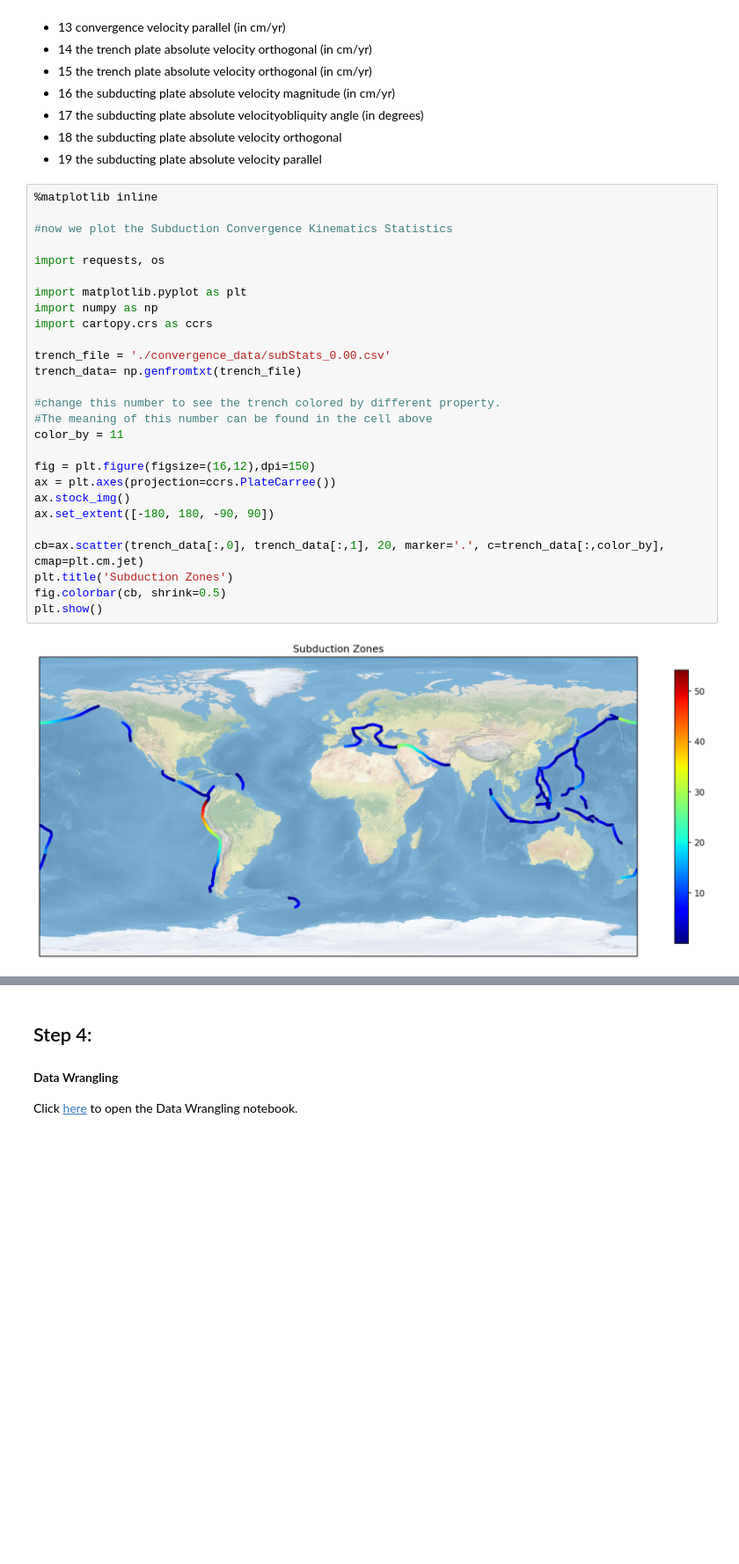
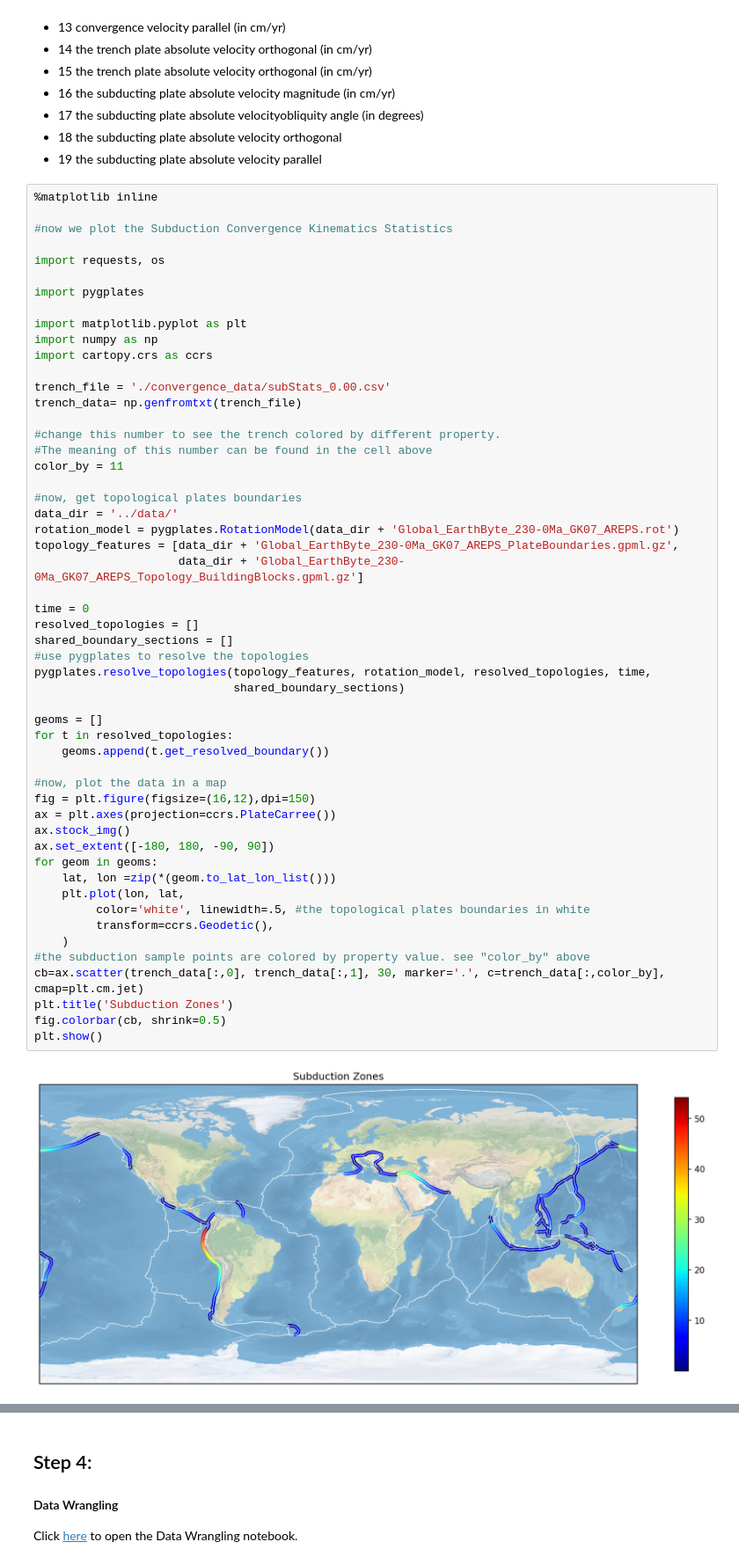
Before and after one commit to EarthByte/spatio-temporal-exploration, a Jupyter notebook: python/workflow.ipynb, the cells around one changed output, grey strips where cells are left out. Shown at 88% size. Drawn from its saved outputs; the diff is of its cells as text; blank space fills up the shorter version.

Commit message:
add more plots in workflow.ipynb

```diff
--- a/python/workflow.ipynb
+++ b/python/workflow.ipynb
@@ -80,32 +86,58 @@ this may take a while, be patient...
 # %%
 %matplotlib inline
 
 #now we plot the Subduction Convergence Kinematics Statistics
 
 import requests, os
+
+import pygplates
 
 import matplotlib.pyplot as plt
 import numpy as np
 import cartopy.crs as ccrs
 
 trench_file = './convergence_data/subStats_0.00.csv'
 trench_data= np.genfromtxt(trench_file)
 
 #change this number to see the trench colored by different property.
 #The meaning of this number can be found in the cell above
 color_by = 11
 
+#now, get topological plates boundaries
+data_dir = '../data/'
+rotation_model = pygplates.RotationModel(data_dir + 'Global_EarthByte_230-0Ma_GK07_AREPS.rot')
+topology_features = [data_dir + 'Global_EarthByte_230-0Ma_GK07_AREPS_PlateBoundaries.gpml.gz',
+                     data_dir + 'Global_EarthByte_230-0Ma_GK07_AREPS_Topology_BuildingBlocks.gpml.gz']
+
+time = 0
+resolved_topologies = []
+shared_boundary_sections = []
+#use pygplates to resolve the topologies
+pygplates.resolve_topologies(topology_features, rotation_model, resolved_topologies, time,
+                             shared_boundary_sections)
+
+geoms = []
+for t in resolved_topologies:
+    geoms.append(t.get_resolved_boundary())
+
+#now, plot the data in a map
 fig = plt.figure(figsize=(16,12),dpi=150)
 ax = plt.axes(projection=ccrs.PlateCarree())
 ax.stock_img()
 ax.set_extent([-180, 180, -90, 90])
-
-cb=ax.scatter(trench_data[:,0], trench_data[:,1], 20, marker='.', c=trench_data[:,color_by], cmap=plt.cm.jet)
+for geom in geoms:
+    lat, lon =zip(*(geom.to_lat_lon_list()))
+    plt.plot(lon, lat,
+         color='white', linewidth=.5, #the topological plates boundaries in white
+         transform=ccrs.Geodetic(),
+    )
+#the subduction sample points are colored by property value. see "color_by" above
+cb=ax.scatter(trench_data[:,0], trench_data[:,1], 30, marker='.', c=trench_data[:,color_by], cmap=plt.cm.jet)
 plt.title('Subduction Zones')
 fig.colorbar(cb, shrink=0.5)
 plt.show()
 # %% [output]
-[figure, old version]
+[figure, new version]
 # %% [markdown]
 ##  Step 2:
 #### Prepare Input Data For Coregistration
```
Also changed, not shown: parts of 20 cells of this notebook.
